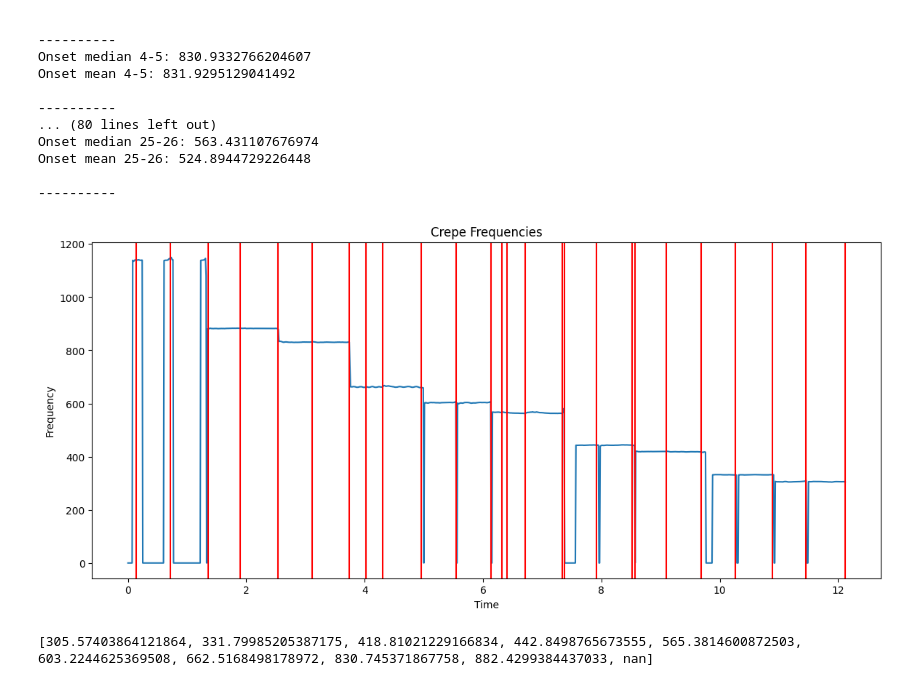
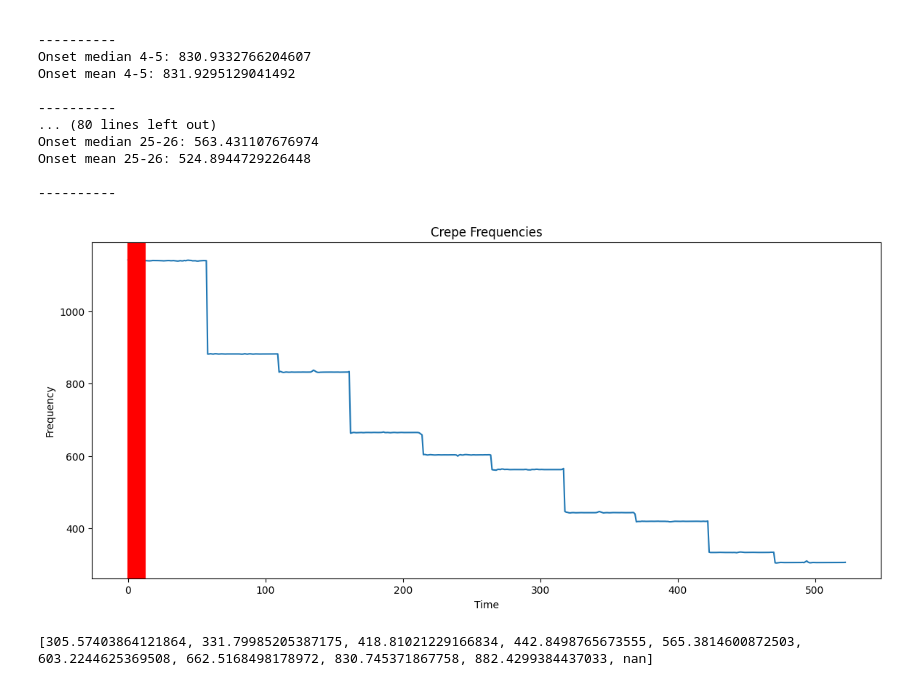
Before and after one commit to Masetto96/mir-gamelan, a Jupyter notebook: pipeline-alex.ipynb, the cells around one changed output. Cells and saved outputs as stored; diff of their text form; code cells hidden in the pictures.

```diff
--- a/pipeline-alex.ipynb
+++ b/pipeline-alex.ipynb
@@ -143,16 +143,16 @@ def detect_pitch(S, sr):
     pitches = pitches[max_indexes, range(magnitudes.shape[1])]
     return pitches
 
-foo = detect_pitch(S=harmonic, sr=sr)
+pitches_dsp = detect_pitch(S=harmonic, sr=sr)
 # %%
-fig, (ax1, ax2) = plt.subplots(1, 2, figsize=(15, 6))
+fig, (ax, ax2) = plt.subplots(1, 2, figsize=(15, 6))
 
-t = np.arange(len(foo))
+frames = np.arange(len(pitches_dsp))
 # Plot new_frequency
-ax1.plot(t, foo)
-ax1.set_xlabel("Frames")
-ax1.set_ylabel("Frequency")
-ax1.set_title("DSP: Parabolic interpolation Frequency")
+ax.plot(frames, pitches_dsp)
+ax.set_xlabel("Frames")
+ax.set_ylabel("Frequency")
+ax.set_title("DSP: Parabolic interpolation Frequency")
 
 # Plot frequency
 ax2.plot(time, frequency)
@@ -233,16 +277,16 @@ Onset mean 25-26: 524.8944729226448
 # %%
 plt.figure(figsize=(14, 6))  # Adjust the size as needed
 
 # Plot the interpolated frequencies
-plt.plot(time, new_frequency)
+plt.plot(frames, pitches_dsp)
 plt.xlabel("Time")
 plt.ylabel("Frequency")
 plt.title("Crepe Frequencies")
 
-for t in onsets:
-    plt.axvline(x=round(t, 2), color="r", linestyle="-", label=f"Time {t}")
+for frames in onsets:
+    plt.axvline(x=round(frames, 2), color="r", linestyle="-", label=f"Time {frames}")
 # %% [output]
-[figure, old version]
+[figure, new version]
 # %%
 tone_group = u.group_and_average_frequencies(tones)
 print(tone_group)
```
Also changed, not shown: parts of 4 cells of this notebook.
